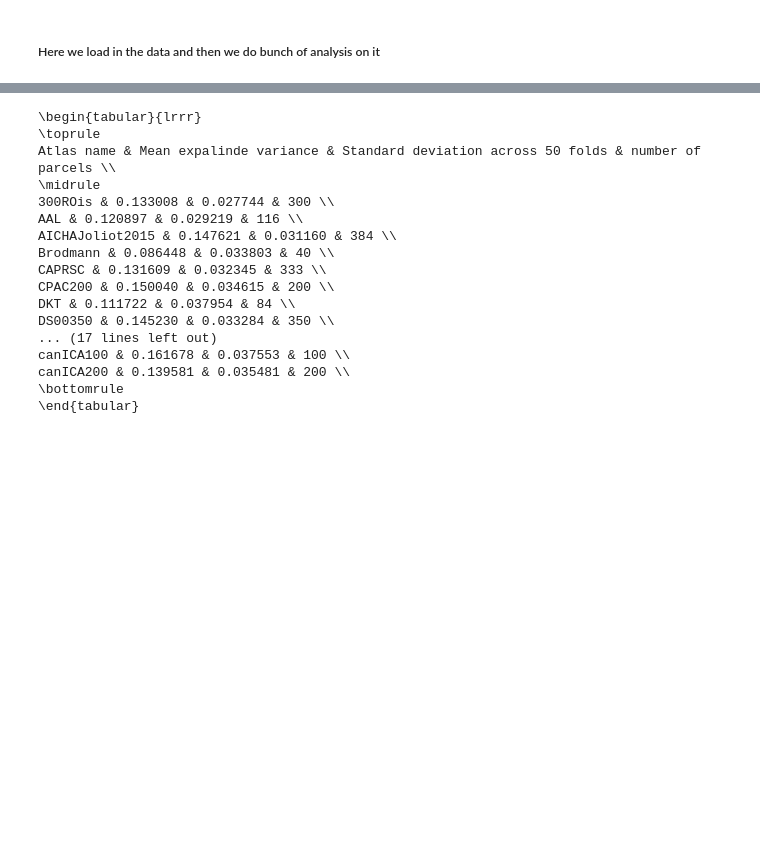
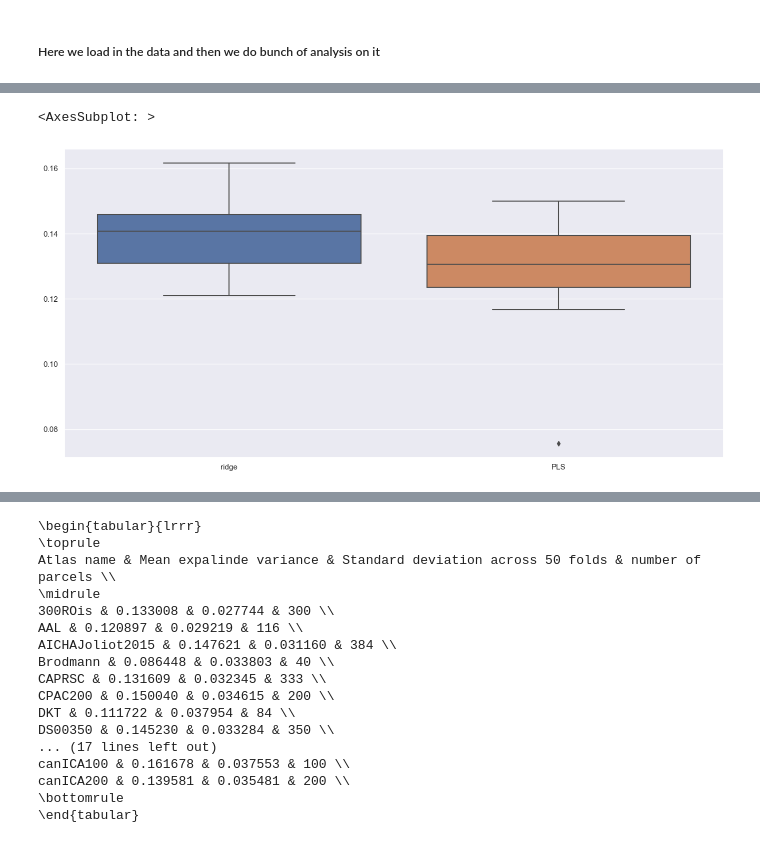
Before and after one commit to samuelheczko/Ridge-Regression-Predictions, a Jupyter notebook: analysis_notebook.ipynb, the cells around one changed output, grey strips where cells are left out. Saved outputs shown, nothing was run; the diff lists cells and outputs as text; code cells hidden in the pictures; blank space fills up the shorter version.

```diff
--- a/analysis_notebook.ipynb
+++ b/analysis_notebook.ipynb
@@ -106,0 +117,9 @@ tang_df_pls.columns = tangent_atlas_names_PLS_2
+# %%
+df_means_regressions_ridge_PLS =  pd.concat([tang_df_ridge[tang_df_pls.columns].mean(),tang_df_pls.mean()],axis = 1)
+
+df_means_regressions_ridge_PLS.columns = ['ridge', 'PLS']
+
+sns.boxplot(df_means_regressions_ridge_PLS)
+# %% [output]
+<AxesSubplot: >
+[figure, added]
```
Also changed, not shown: parts of 7 cells of this notebook.
